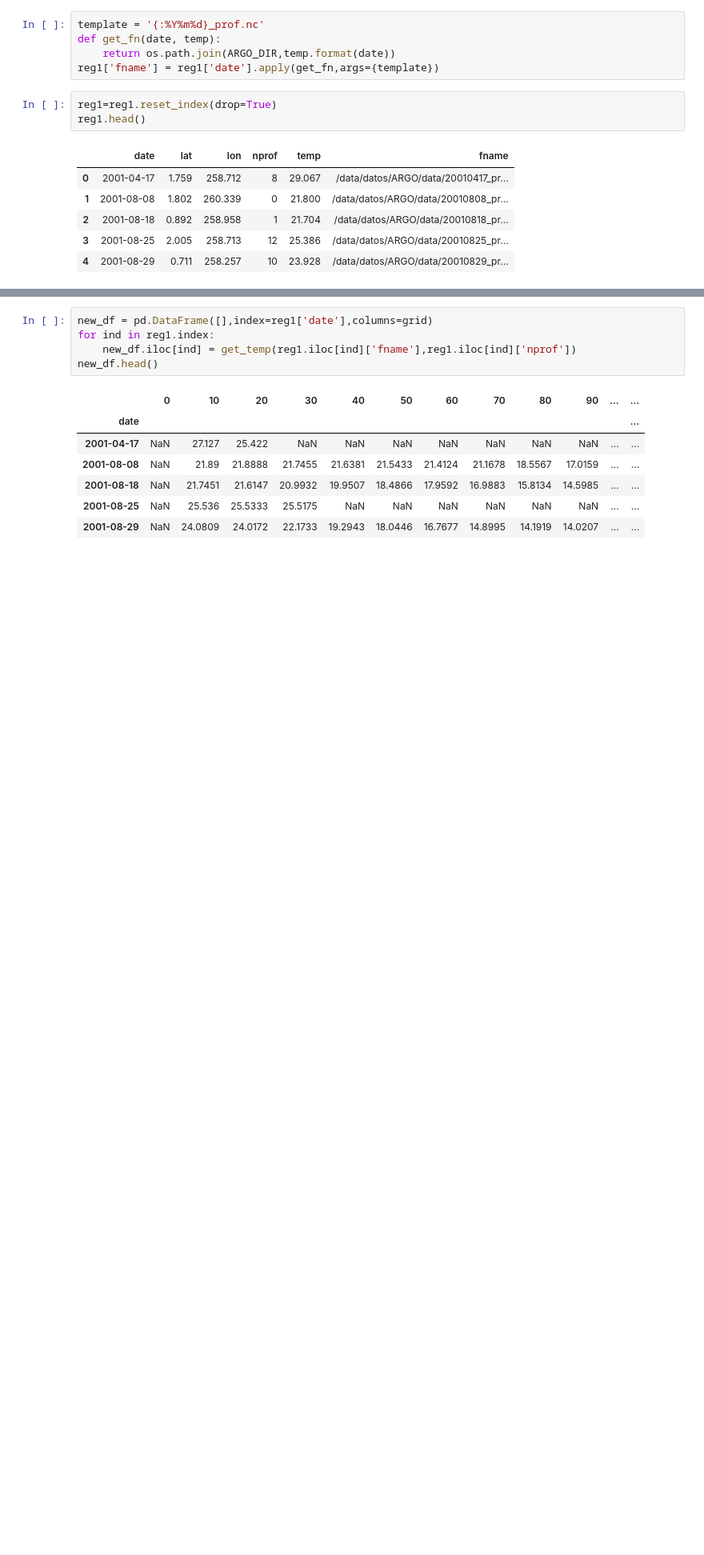
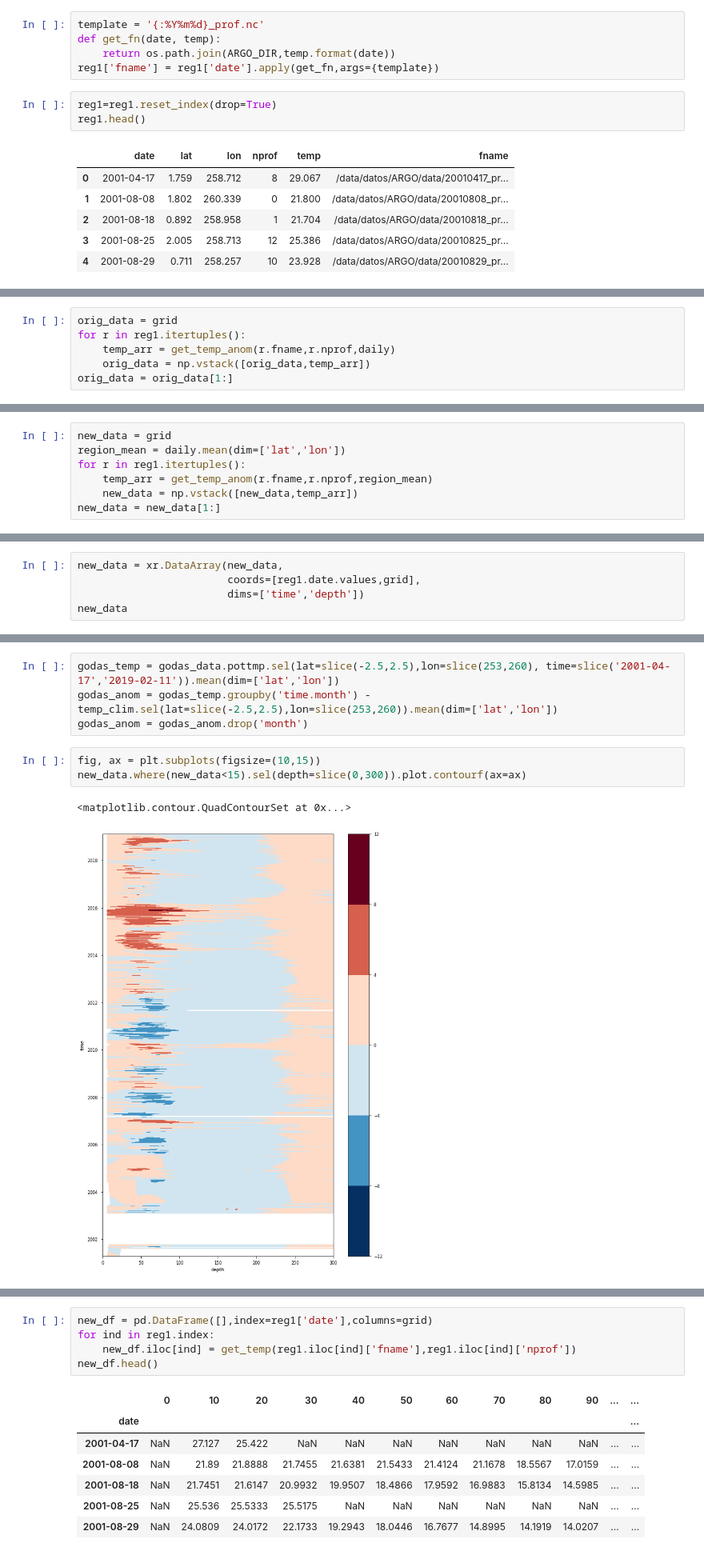
Before and after one commit to griverat/argo, a Jupyter notebook: Notebooks/argo_hist.ipynb, the cells around one changed output, grey strips where cells are left out. Shown: that part at 80% size. Saved outputs shown, nothing was run; the diff lists cells and outputs as text; blank space fills up the shorter version.

```diff
--- a/Notebooks/argo_hist.ipynb
+++ b/Notebooks/argo_hist.ipynb
@@ -296,0 +459,6 @@ def get_temp(fname,prof):
+# %%
+orig_data = grid
+for r in reg1.itertuples():
+    temp_arr = get_temp_anom(r.fname,r.nprof,daily)
+    orig_data = np.vstack([orig_data,temp_arr])
+orig_data = orig_data[1:]
@@ -296,0 +519,7 @@ def get_temp(fname,prof):
+# %%
+new_data = grid
+region_mean = daily.mean(dim=['lat','lon'])
+for r in reg1.itertuples():
+    temp_arr = get_temp_anom(r.fname,r.nprof,region_mean)
+    new_data = np.vstack([new_data,temp_arr])
+new_data = new_data[1:]
@@ -296,0 +548,5 @@ def get_temp(fname,prof):
+# %%
+new_data = xr.DataArray(new_data,
+                        coords=[reg1.date.values,grid],
+                        dims=['time','depth'])
+new_data
@@ -296,0 +571,10 @@ def get_temp(fname,prof):
+# %%
+godas_temp = godas_data.pottmp.sel(lat=slice(-2.5,2.5),lon=slice(253,260), time=slice('2001-04-17','2019-02-11')).mean(dim=['lat','lon'])
+godas_anom = godas_temp.groupby('time.month') - temp_clim.sel(lat=slice(-2.5,2.5),lon=slice(253,260)).mean(dim=['lat','lon'])
+godas_anom = godas_anom.drop('month')
+# %%
+fig, ax = plt.subplots(figsize=(10,15))
+new_data.where(new_data<15).sel(depth=slice(0,300)).plot.contourf(ax=ax)
+# %% [output]
+<matplotlib.contour.QuadContourSet at 0x...>
+[figure, added]
```
Also changed, not shown: parts of 53 cells of this notebook.
